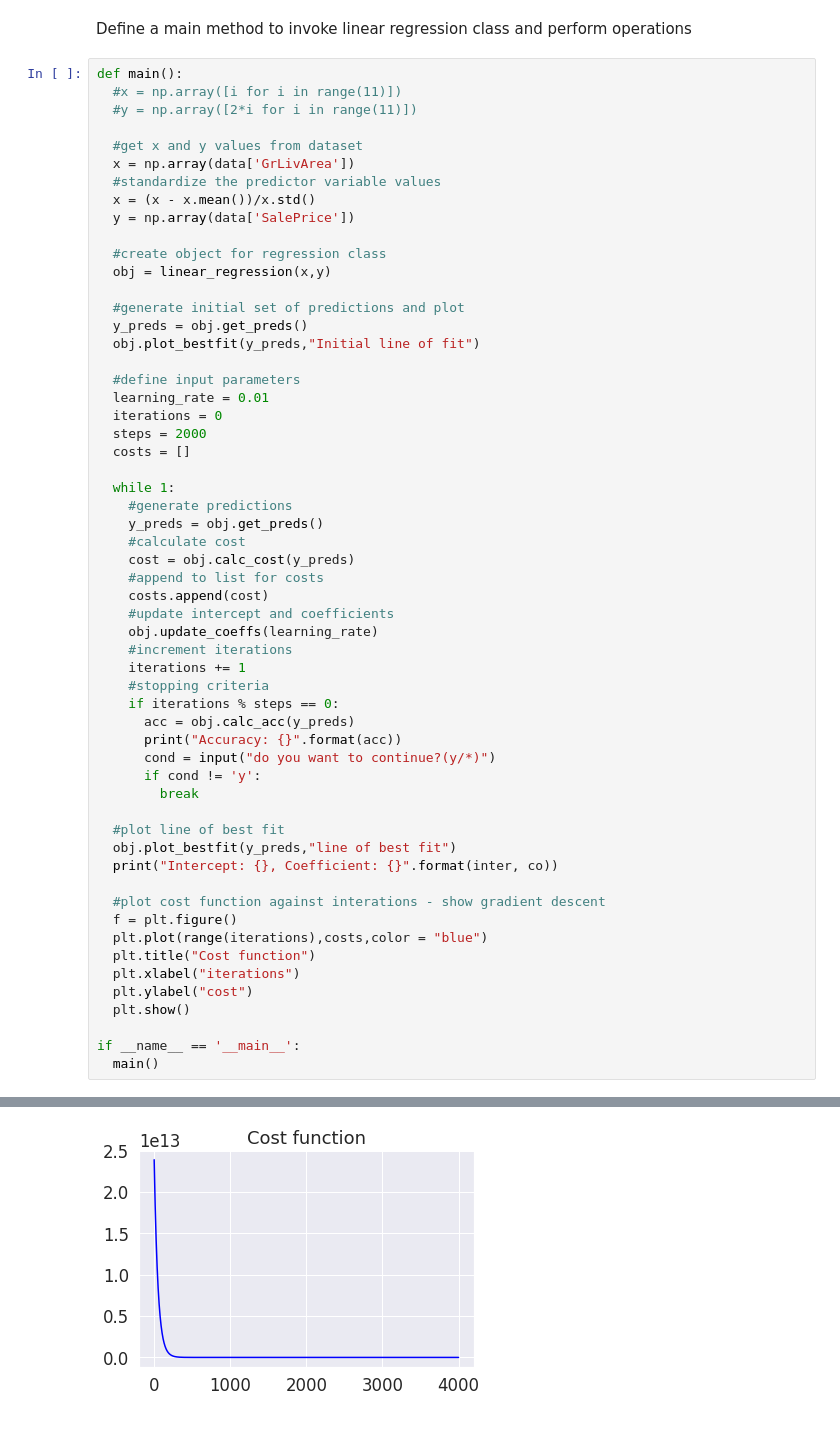
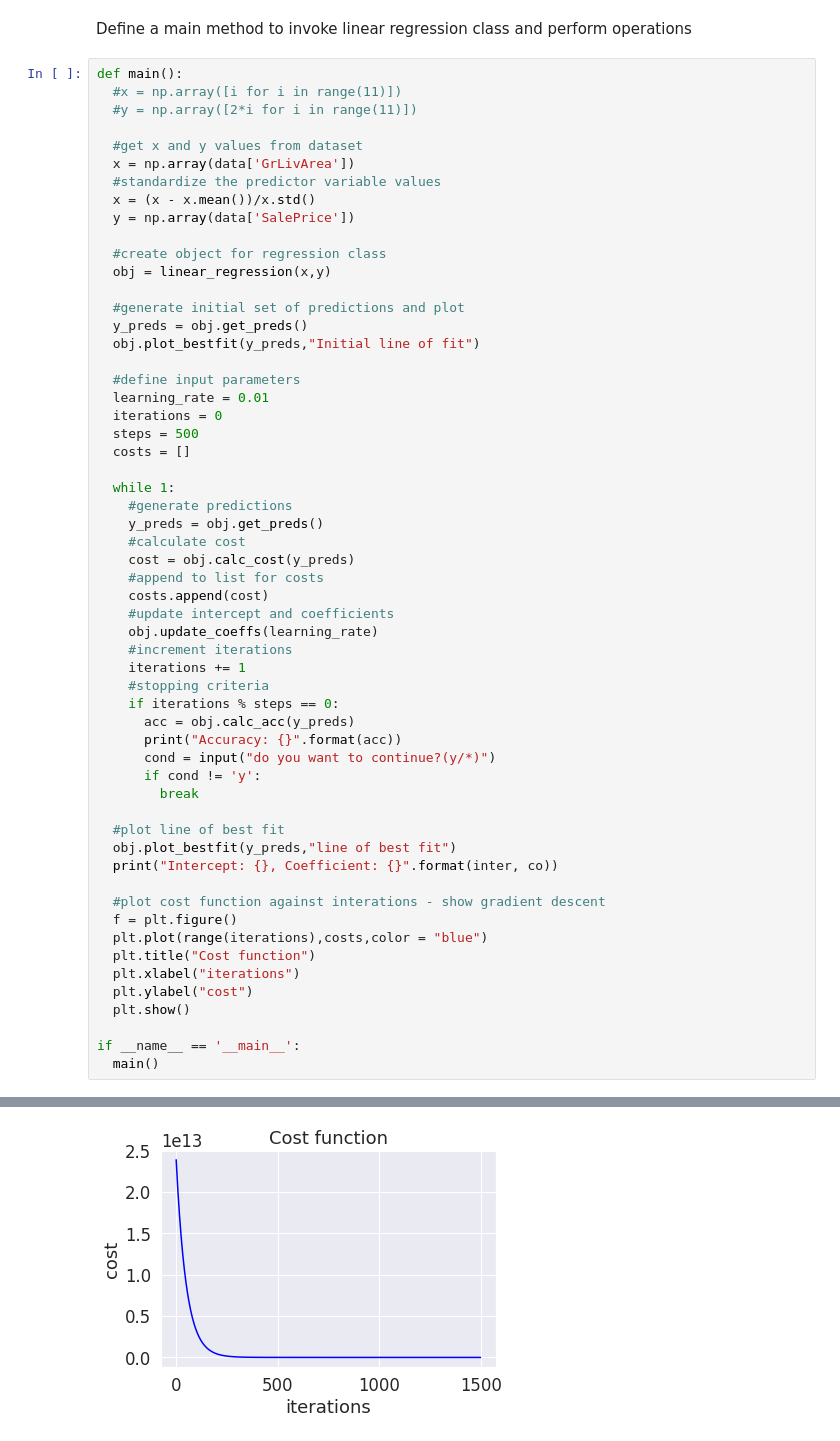
Before and after one commit to Arko2016/MyAnalyisInPython, a Jupyter notebook: Gradient_Descent_Code.ipynb, the cells around one changed output, grey strips where cells are left out. Saved outputs shown, nothing was run; the diff lists cells and outputs as text.

```diff
--- a/Gradient_Descent_Code.ipynb
+++ b/Gradient_Descent_Code.ipynb
@@ -123,7 +123,7 @@ def main():
   #define input parameters
   learning_rate = 0.01
   iterations = 0
-  steps = 2000
+  steps = 500
   costs = []
 
   while 1:
@@ -168,3 +170,3 @@ do you want to continue?(y/*)n
 [figure]
 [figure]
-[figure, old version]
+[figure, new version]
```
Also changed, not shown: parts of 1 cell of this notebook.
